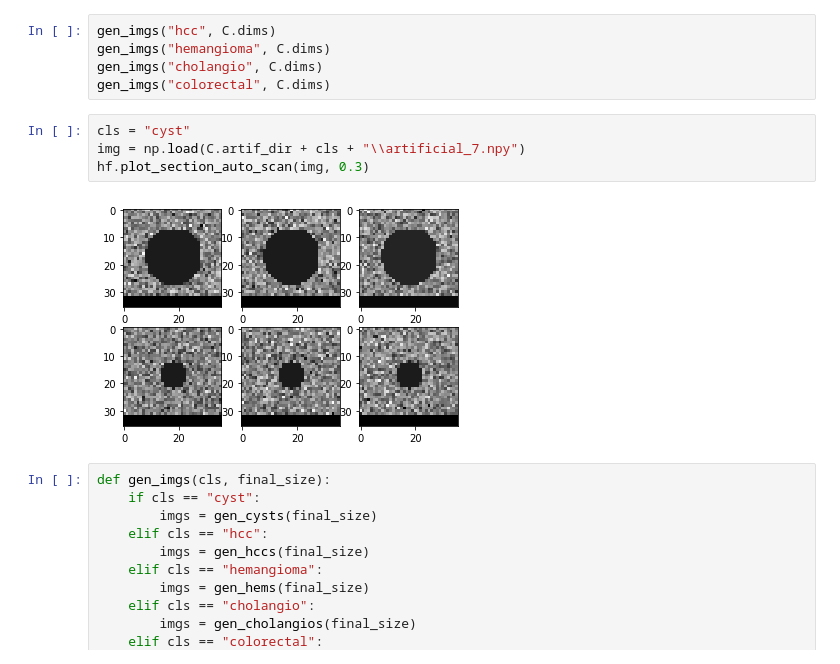
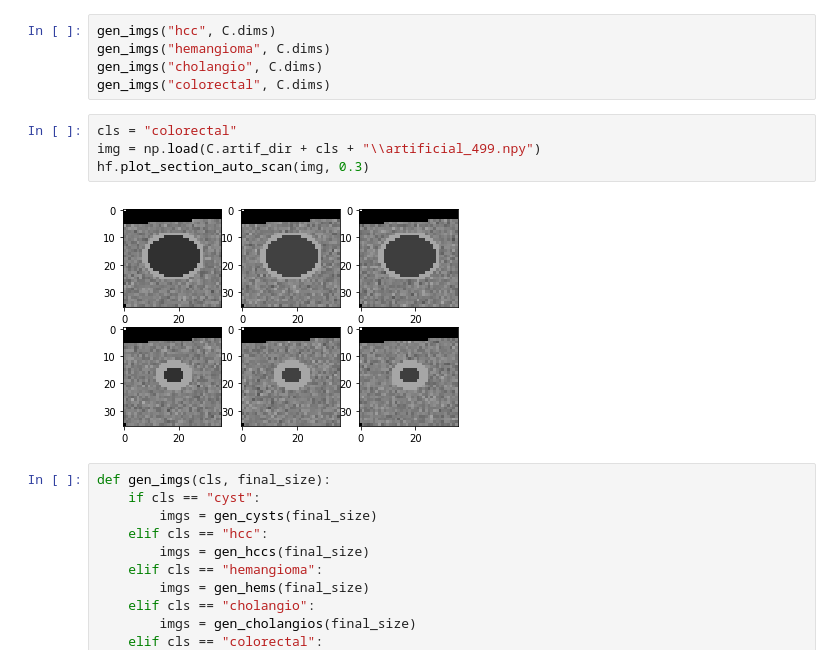
Before and after one commit to clintonjwang/voi-classifier, a Jupyter notebook: artificial-data-generator.ipynb, the cells around one changed output. Drawn from its saved outputs; the diff is of its cells as text.

Commit message:
fix hemangioma coords, add artificial colorectal/cholangio

```diff
--- a/artificial-data-generator.ipynb
+++ b/artificial-data-generator.ipynb
@@ -24,11 +24,11 @@ gen_imgs("hemangioma", C.dims)
 gen_imgs("cholangio", C.dims)
 gen_imgs("colorectal", C.dims)
 # %%
-cls = "cyst"
-img = np.load(C.artif_dir + cls + "\\artificial_7.npy")
+cls = "colorectal"
+img = np.load(C.artif_dir + cls + "\\artificial_499.npy")
 hf.plot_section_auto_scan(img, 0.3)
 # %% [output]
-[figure, old version]
+[figure, new version]
 # %%
 def gen_imgs(cls, final_size):
     if cls == "cyst":
```
Also changed, not shown: parts of 9 cells of this notebook, 3 other files.
